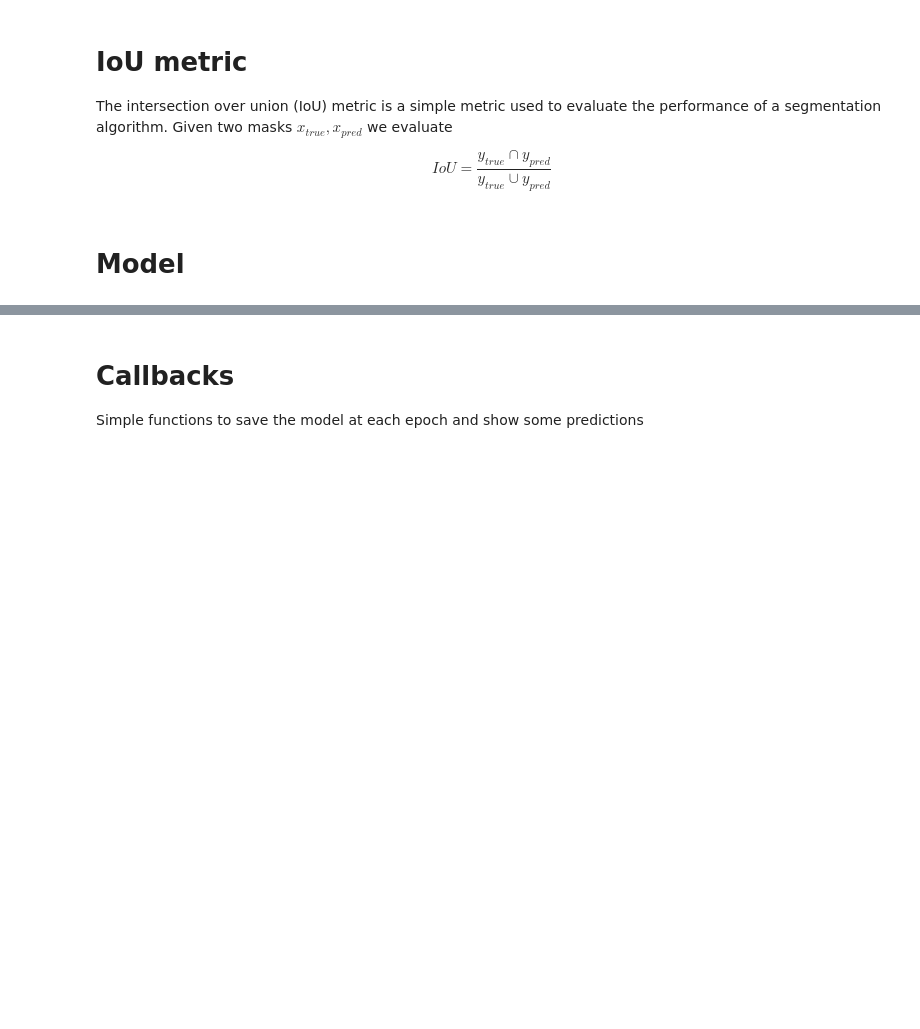
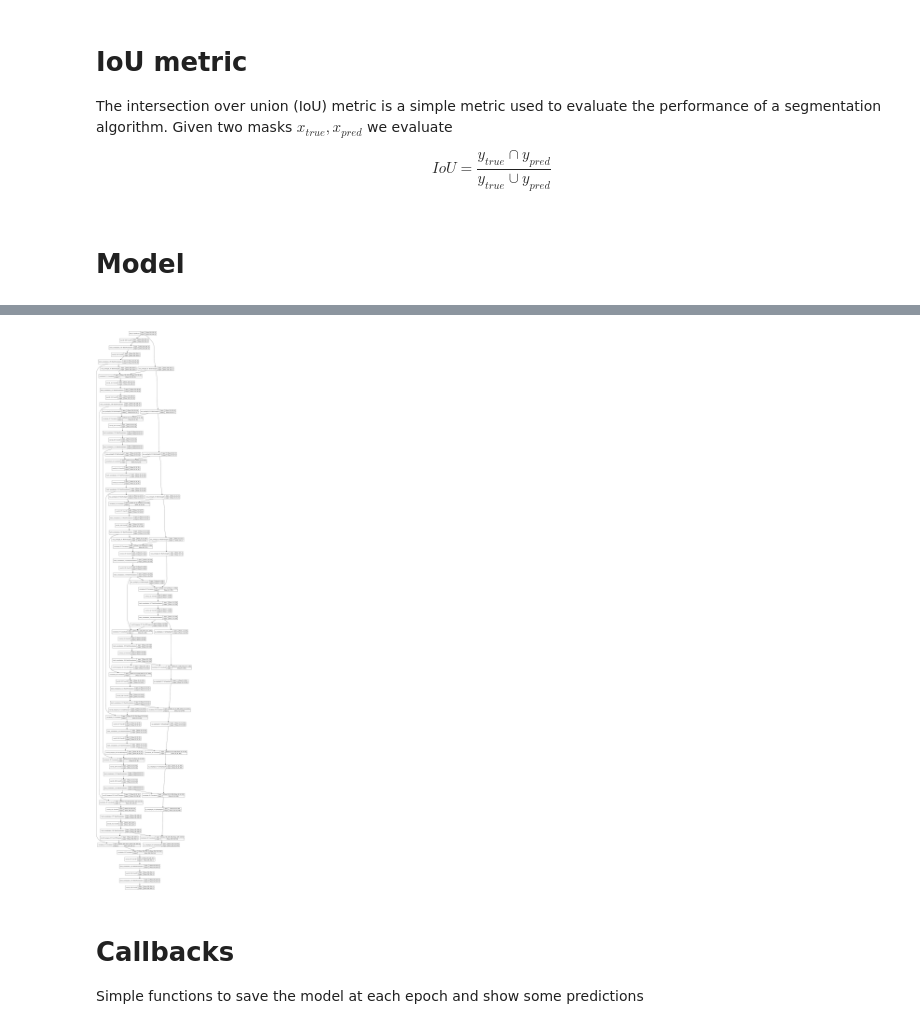
Before and after one commit to RaicLee/learn_with_paper, a Jupyter notebook: Mnet.ipynb, the cells around one changed output, grey strips where cells are left out. Cells and saved outputs as stored; diff of their text form; code cells hidden in the pictures; blank space fills up the shorter version.

```diff
--- a/Mnet.ipynb
+++ b/Mnet.ipynb
@@ -393,3 +416,7 @@ Use tf.where in 2.0, which has the same broadcast rule as np.where
+# %%
+plot_model(model,to_file='model_plot.png',show_shapes=True,show_layer_names=True)
+# %% [output]
+[figure, added]
 # %% [markdown]
 # Callbacks
 
```
Also changed, not shown: parts of 8 cells of this notebook.
